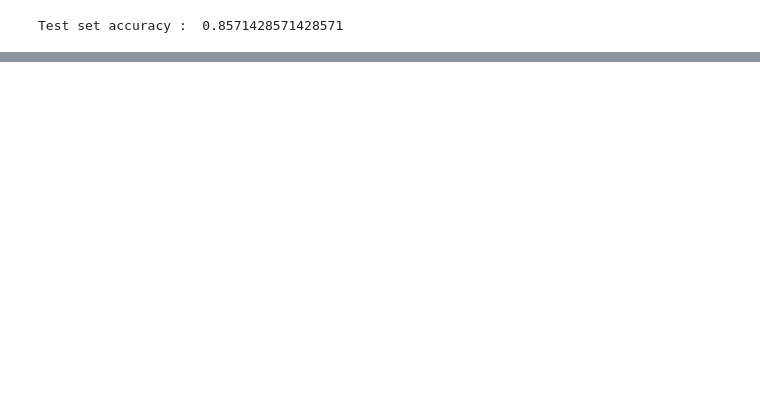
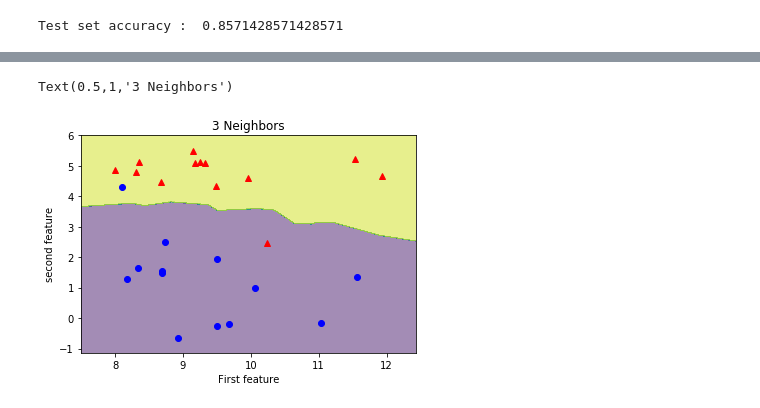
Before and after one commit to arpit23697/machine_learning, a Jupyter notebook: Intro_to_machine_learning_with_python/k_nearest_neighbors.ipynb, the cells around one changed output, grey strips where cells are left out. Saved outputs shown, nothing was run; the diff lists cells and outputs as text; code cells hidden in the pictures; blank space fills up the shorter version.

```diff
--- a/Intro_to_machine_learning_with_python/k_nearest_neighbors.ipynb
+++ b/Intro_to_machine_learning_with_python/k_nearest_neighbors.ipynb
@@ -91,0 +126,6 @@ Test set accuracy :  0.8571428571428571
+# %%
+plot_descision_boundary(3)
+plt.title("3 Neighbors")
+# %% [output]
+Text(0.5,1,'3 Neighbors')
+[figure, added]
```
Also changed, not shown: parts of 27 cells of this notebook, 29 other files.
